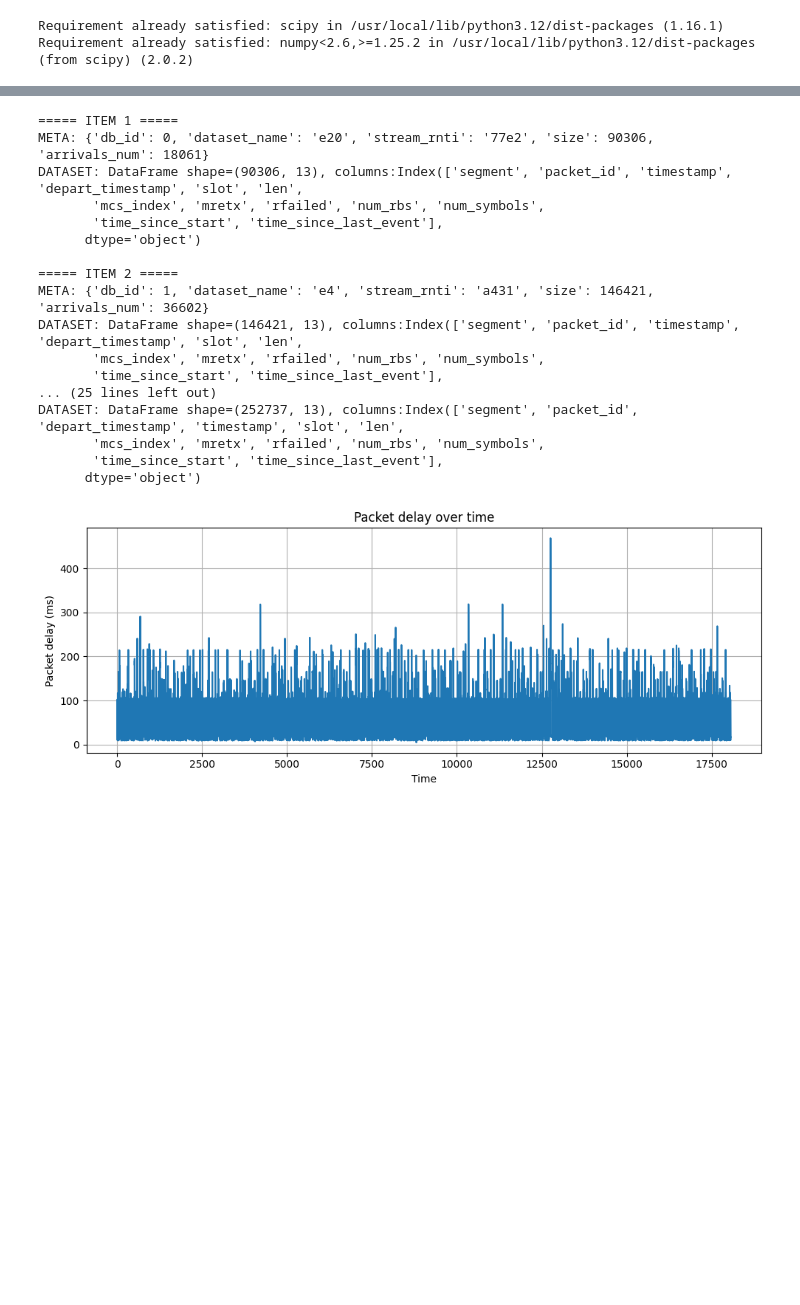
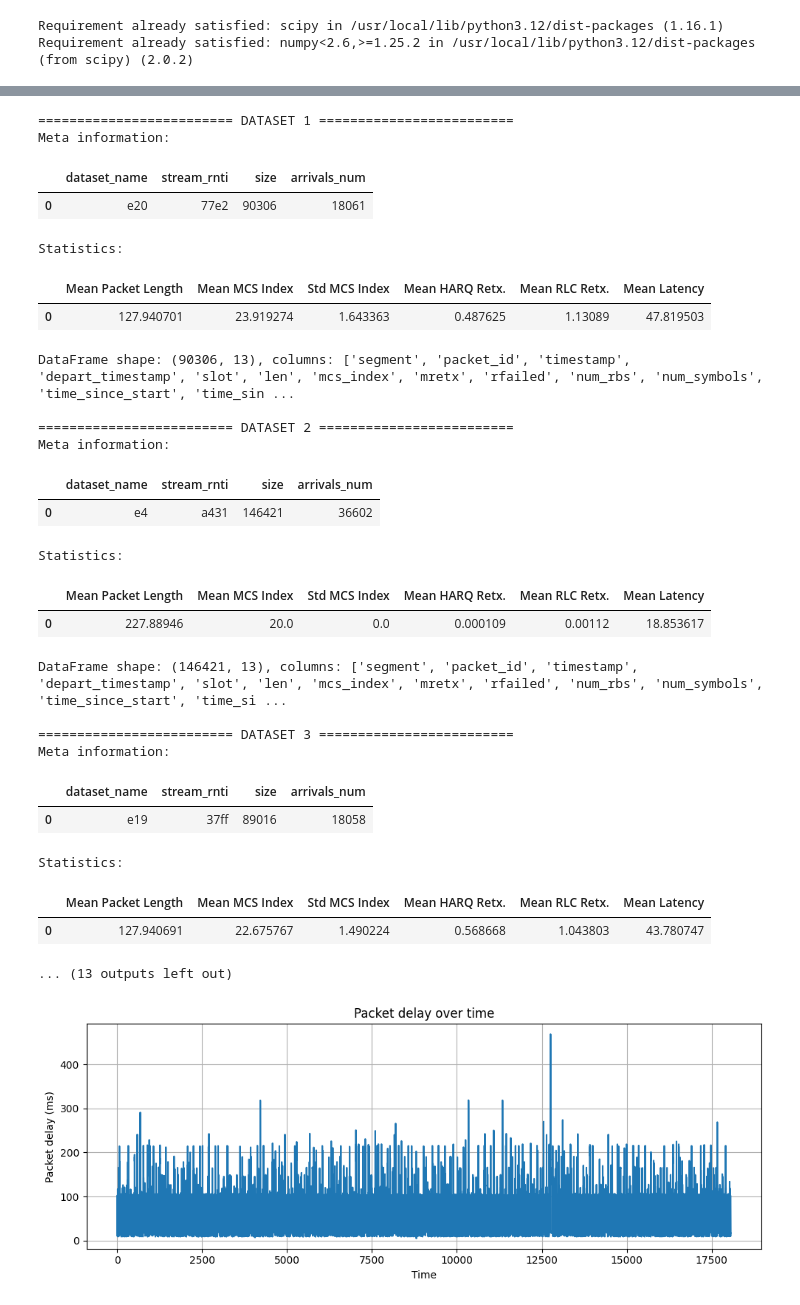
Before and after one commit to KTH-EXPECA/summer-school-2025, a Jupyter notebook: part1.ipynb, the cells around one changed output, grey strips where cells are left out. Cells and saved outputs as stored; diff of their text form; code cells hidden in the pictures; blank space fills up the shorter version.

```diff
--- a/part1.ipynb
+++ b/part1.ipynb
@@ -29,33 +57,62 @@ import matplotlib.pyplot as plt
 # %%
 pkl_path = Path("/content/dataset.pkl")
 with open(pkl_path, "rb") as f:
     datasets = pickle.load(f)
 
 for i, item in enumerate(datasets, 1):
     df = pd.DataFrame(item.get("dataset"))
-    meta = {k: v for k, v in item.items() if k != "dataset"}
+    meta = {k: v for k, v in item.items() if k not in ["dataset", "db_id"]}
 
-    print(f"\n===== ITEM {i} =====")
-    print("META:", meta)
-    print(f"DATASET: DataFrame shape={df.shape}, columns:{df.columns}")
+    # filter
+    packets_df = df[df["segment"] == -1].copy()
+    packets_df['packet_delay_ms'] = (
+        packets_df['depart_timestamp'].astype(float) - packets_df['timestamp'].astype(float)
+    ) * 1000
+
+    # compute stats
+    stats = {
+        "Mean Packet Length": np.mean(packets_df["len"]),
+        "Mean MCS Index": np.mean(packets_df["mcs_index"]),
+        "Std MCS Index": np.std(packets_df["mcs_index"]),
+        "Mean HARQ Retx.": np.mean(packets_df["mretx"]),
+        "Mean RLC Retx.": np.mean(packets_df["rfailed"]),
+        "Mean Latency": np.mean(packets_df["packet_delay_ms"]),
+    }
+
+    # pretty print
+    print(f"\n{'='*25} DATASET {i} {'='*25}")
+    print("Meta information:")
+    display(pd.DataFrame([meta]))   # nicely formatted as a table
+    print("\nStatistics:")
+    display(pd.DataFrame([stats]))
+    print(f"\nDataFrame shape: {df.shape}, columns: {list(df.columns)}")
 # %% [output]
-===== ITEM 1 =====
-META: {'db_id': 0, 'dataset_name': 'e20', 'stream_rnti': '77e2', 'size': 90306, 'arrivals_num': 18061}
-DATASET: DataFrame shape=(90306, 13), columns:Index(['segment', 'packet_id', 'timestamp', 'depart_timestamp', 'slot', 'len',
-       'mcs_index', 'mretx', 'rfailed', 'num_rbs', 'num_symbols',
-       'time_since_start', 'time_since_last_event'],
-      dtype='object')
-
-===== ITEM 2 =====
-META: {'db_id': 1, 'dataset_name': 'e4', 'stream_rnti': 'a431', 'size': 146421, 'arrivals_num': 36602}
-DATASET: DataFrame shape=(146421, 13), columns:Index(['segment', 'packet_id', 'timestamp', 'depart_timestamp', 'slot', 'len',
-       'mcs_index', 'mretx', 'rfailed', 'num_rbs', 'num_symbols',
-       'time_since_start', 'time_since_last_event'],
-... (25 lines left out)
-DATASET: DataFrame shape=(252737, 13), columns:Index(['segment', 'packet_id', 'depart_timestamp', 'timestamp', 'slot', 'len',
-       'mcs_index', 'mretx', 'rfailed', 'num_rbs', 'num_symbols',
-       'time_since_start', 'time_since_last_event'],
-      dtype='object')
+========================= DATASET 1 =========================
+Meta information:
+|  | dataset_name | stream_rnti | size | arrivals_num |
+| 0 | e20 | 77e2 | 90306 | 18061 |
+Statistics:
+|  | Mean Packet Length | Mean MCS Index | Std MCS Index | Mean HARQ Retx. | Mean RLC Retx. | Mean Latency |
+| 0 | 127.940701 | 23.919274 | 1.643363 | 0.487625 | 1.13089 | 47.819503 |
+DataFrame shape: (90306, 13), columns: ['segment', 'packet_id', 'timestamp', 'depart_timestamp', 'slot', 'len', 'mcs_index', 'mretx', 'rfailed', 'num_rbs', 'num_symbols', 'time_since_start', 'time_sin ...
+
+========================= DATASET 2 =========================
+Meta information:
+|  | dataset_name | stream_rnti | size | arrivals_num |
+| 0 | e4 | a431 | 146421 | 36602 |
+Statistics:
+|  | Mean Packet Length | Mean MCS Index | Std MCS Index | Mean HARQ Retx. | Mean RLC Retx. | Mean Latency |
+| 0 | 227.88946 | 20.0 | 0.0 | 0.000109 | 0.00112 | 18.853617 |
+DataFrame shape: (146421, 13), columns: ['segment', 'packet_id', 'timestamp', 'depart_timestamp', 'slot', 'len', 'mcs_index', 'mretx', 'rfailed', 'num_rbs', 'num_symbols', 'time_since_start', 'time_si ...
+
+========================= DATASET 3 =========================
+Meta information:
+|  | dataset_name | stream_rnti | size | arrivals_num |
+| 0 | e19 | 37ff | 89016 | 18058 |
+Statistics:
+|  | Mean Packet Length | Mean MCS Index | Std MCS Index | Mean HARQ Retx. | Mean RLC Retx. | Mean Latency |
+| 0 | 127.940691 | 22.675767 | 1.490224 | 0.568668 | 1.043803 | 43.780747 |
+... (13 outputs left out)
 # %%
 df = pd.DataFrame(datasets[0]['dataset'])
 df = df.loc[df['segment'] == -1].copy()
```
Also changed, not shown: parts of 7 cells of this notebook.
